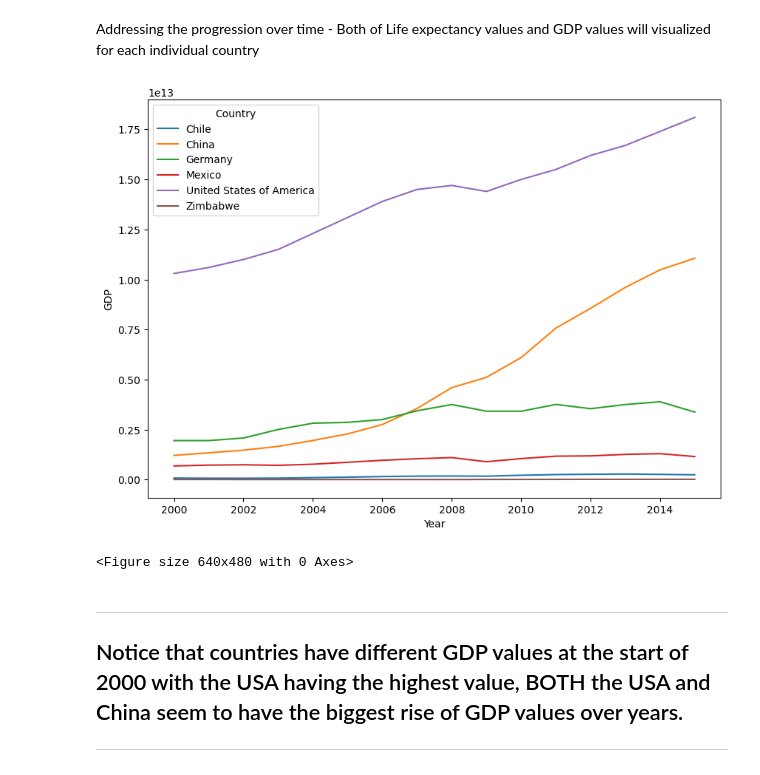
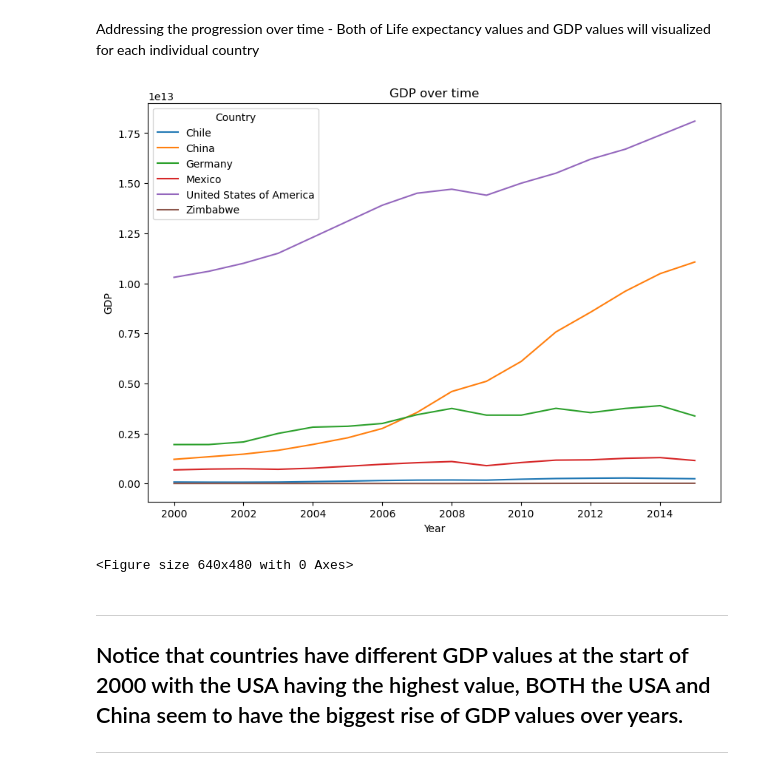
Before and after one commit to YSKAA423/Life_Expectancy_and_GDP, a Jupyter notebook: life_expectancy_gdp.ipynb, the cells around one changed output. Drawn from its saved outputs; the diff is of its cells as text; code cells hidden in the pictures.

```diff
--- a/life_expectancy_gdp.ipynb
+++ b/life_expectancy_gdp.ipynb
@@ -226,10 +216,11 @@ Addressing the progression over time - Both of Life expectancy values and GDP va
 # %%
 plt.figure(figsize = (10,7)) # Ajdusting figure size for more clarity and readability
 sns.lineplot(x="Year",y="GDP",hue='Country',data=Life_e)
+plt.title("GDP over time")
 plt.show()
 plt.clf()
 # %% [output]
-[figure, old version]
+[figure, new version]
 <Figure size 640x480 with 0 Axes>
 # %% [markdown]
 --------------------------------------
```
Also changed, not shown: parts of 7 cells of this notebook.
